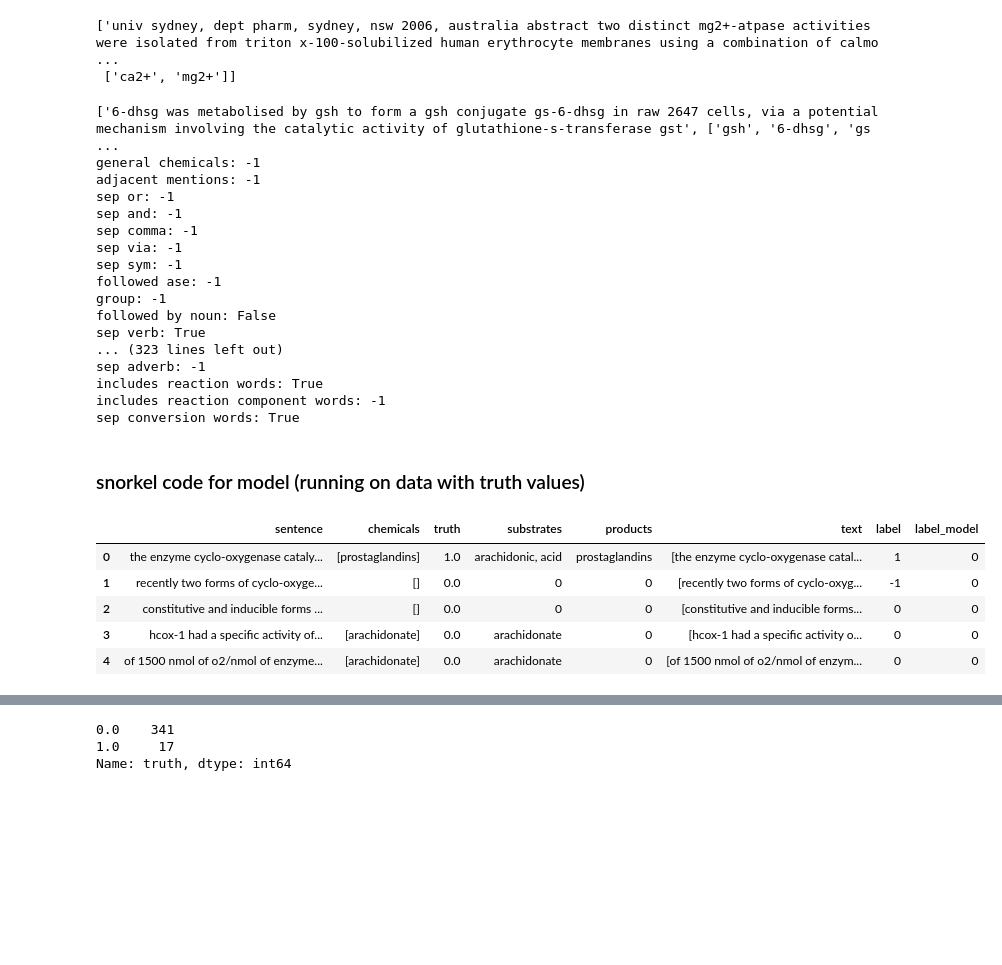
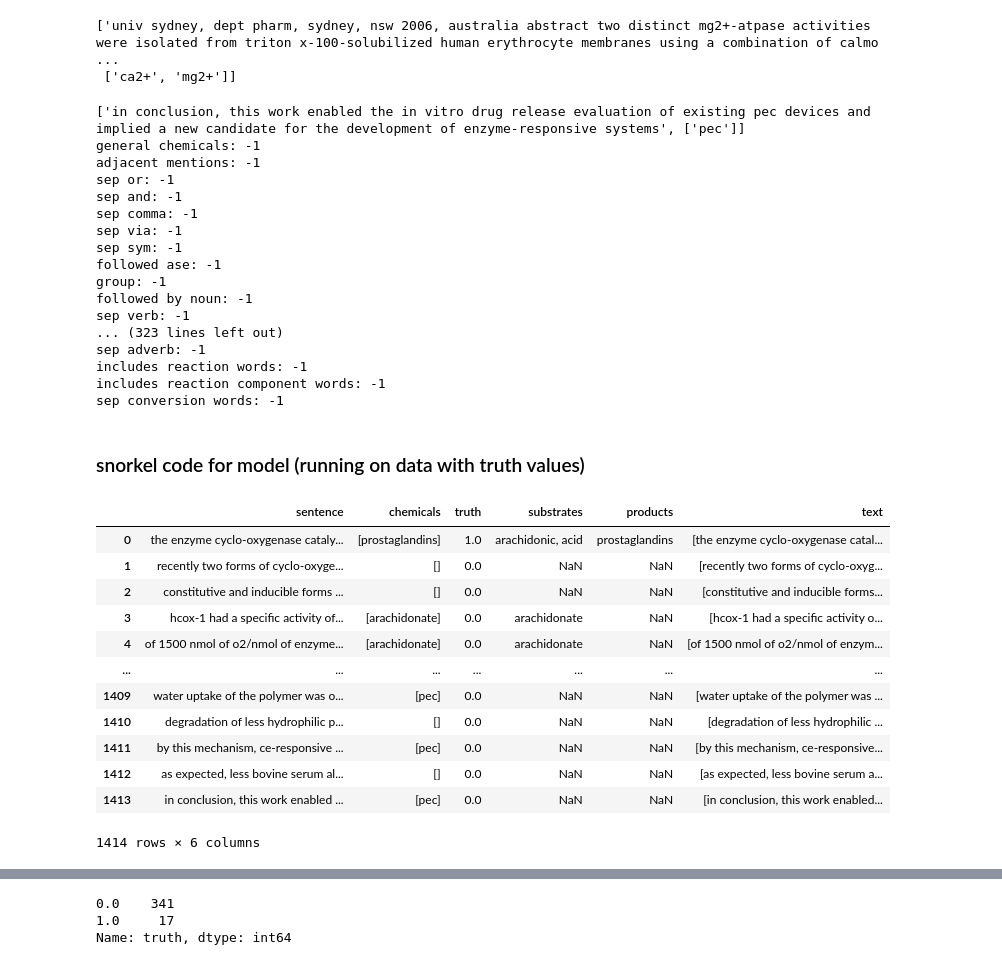
Before and after one commit to igematberkeley/NLPChemExtractor, a Jupyter notebook: cassie_snorkel_labeling_functions.ipynb, the cells around one changed output, grey strips where cells are left out. Cells and saved outputs as stored; diff of their text form; code cells hidden in the pictures; blank space fills up the shorter version.

```diff
--- a/cassie_snorkel_labeling_functions.ipynb
+++ b/cassie_snorkel_labeling_functions.ipynb
@@ -621,5 +621,6 @@ def chem_reactions(row):
     else:
         return 0
 # %%
-several_chem_df = sentence_df.dropna(subset=['truth'])
-several_chem_df
+# use to drop truth vals
+# several_chem_df = sentence_df.dropna(subset=['truth'])
+several_chem_df = sentence_df
@@ -706,4 +693,4 @@ remove_greek("11β-hydroxysteroid")
 '11beta-hydroxysteroid'
 # %%
 import math
-sentence_chem_df = sentence_chem_df.replace(np.NaN, "0")
+sentence_chem_df["chemicals"] = sentence_chem_df["chemicals"].replace(np.NaN, "0")
@@ -918,7 +916,7 @@ for index in range(500, 520):
     print("sep conversion words: " + str(sep_converstion_words(arguments)))
     print()
 # %% [output]
-['6-dhsg was metabolised by gsh to form a gsh conjugate gs-6-dhsg in raw 2647 cells, via a potential mechanism involving the catalytic activity of glutathione-s-transferase gst', ['gsh', '6-dhsg', 'gs ...
+['in conclusion, this work enabled the in vitro drug release evaluation of existing pec devices and implied a new candidate for the development of enzyme-responsive systems', ['pec']]
 general chemicals: -1
 adjacent mentions: -1
 sep or: -1
@@ -928,26 +926,33 @@ sep via: -1
 sep sym: -1
 followed ase: -1
 group: -1
-followed by noun: False
-sep verb: True
+followed by noun: -1
+sep verb: -1
 ... (323 lines left out)
 sep adverb: -1
-includes reaction words: True
+includes reaction words: -1
 includes reaction component words: -1
-sep conversion words: True
+sep conversion words: -1
 # %% [markdown]
 ### snorkel code for model (running on data with truth values)
 # %%
 from snorkel.labeling import PandasLFApplier
 # %%
-sentence_chem_df.head()
+sentence_chem_df
 # %% [output]
-|  | sentence | chemicals | truth | substrates | products | text | label | label_model |
-| 0 | the enzyme cyclo-oxygenase cataly... | [prostaglandins] | 1.0 | arachidonic, acid | prostaglandins | [the enzyme cyclo-oxygenase catal... | 1 | 0 |
-| 1 | recently two forms of cyclo-oxyge... | [] | 0.0 | 0 | 0 | [recently two forms of cyclo-oxyg... | -1 | 0 |
-| 2 | constitutive and inducible forms ... | [] | 0.0 | 0 | 0 | [constitutive and inducible forms... | 0 | 0 |
-| 3 | hcox-1 had a specific activity of... | [arachidonate] | 0.0 | arachidonate | 0 | [hcox-1 had a specific activity o... | 0 | 0 |
-| 4 | of 1500 nmol of o2/nmol of enzyme... | [arachidonate] | 0.0 | arachidonate | 0 | [of 1500 nmol of o2/nmol of enzym... | 0 | 0 |
+|  | sentence | chemicals | truth | substrates | products | text |
+| 0 | the enzyme cyclo-oxygenase cataly... | [prostaglandins] | 1.0 | arachidonic, acid | prostaglandins | [the enzyme cyclo-oxygenase catal... |
+| 1 | recently two forms of cyclo-oxyge... | [] | 0.0 | NaN | NaN | [recently two forms of cyclo-oxyg... |
+| 2 | constitutive and inducible forms ... | [] | 0.0 | NaN | NaN | [constitutive and inducible forms... |
+| 3 | hcox-1 had a specific activity of... | [arachidonate] | 0.0 | arachidonate | NaN | [hcox-1 had a specific activity o... |
+| 4 | of 1500 nmol of o2/nmol of enzyme... | [arachidonate] | 0.0 | arachidonate | NaN | [of 1500 nmol of o2/nmol of enzym... |
+| ... | ... | ... | ... | ... | ... | ... |
+| 1409 | water uptake of the polymer was o... | [pec] | 0.0 | NaN | NaN | [water uptake of the polymer was ... |
+| 1410 | degradation of less hydrophilic p... | [] | 0.0 | NaN | NaN | [degradation of less hydrophilic ... |
+| 1411 | by this mechanism, ce-responsive ... | [pec] | 0.0 | NaN | NaN | [by this mechanism, ce-responsive... |
+| 1412 | as expected, less bovine serum al... | [] | 0.0 | NaN | NaN | [as expected, less bovine serum a... |
+| 1413 | in conclusion, this work enabled ... | [pec] | 0.0 | NaN | NaN | [in conclusion, this work enabled... |
+1414 rows × 6 columns
 # %%
 # how to find the location
 sentence_chem_df[sentence_chem_df["sentence"] == "even though the activities of mat and gnmt were elevated, the concentration of liver s-adenosylmethionine was decreased 24%, p<0001 and s-adenosylhomocysteine increased 113%, p<0001 in the dwarf mice"]
```
Also changed, not shown: parts of 38 cells of this notebook.
